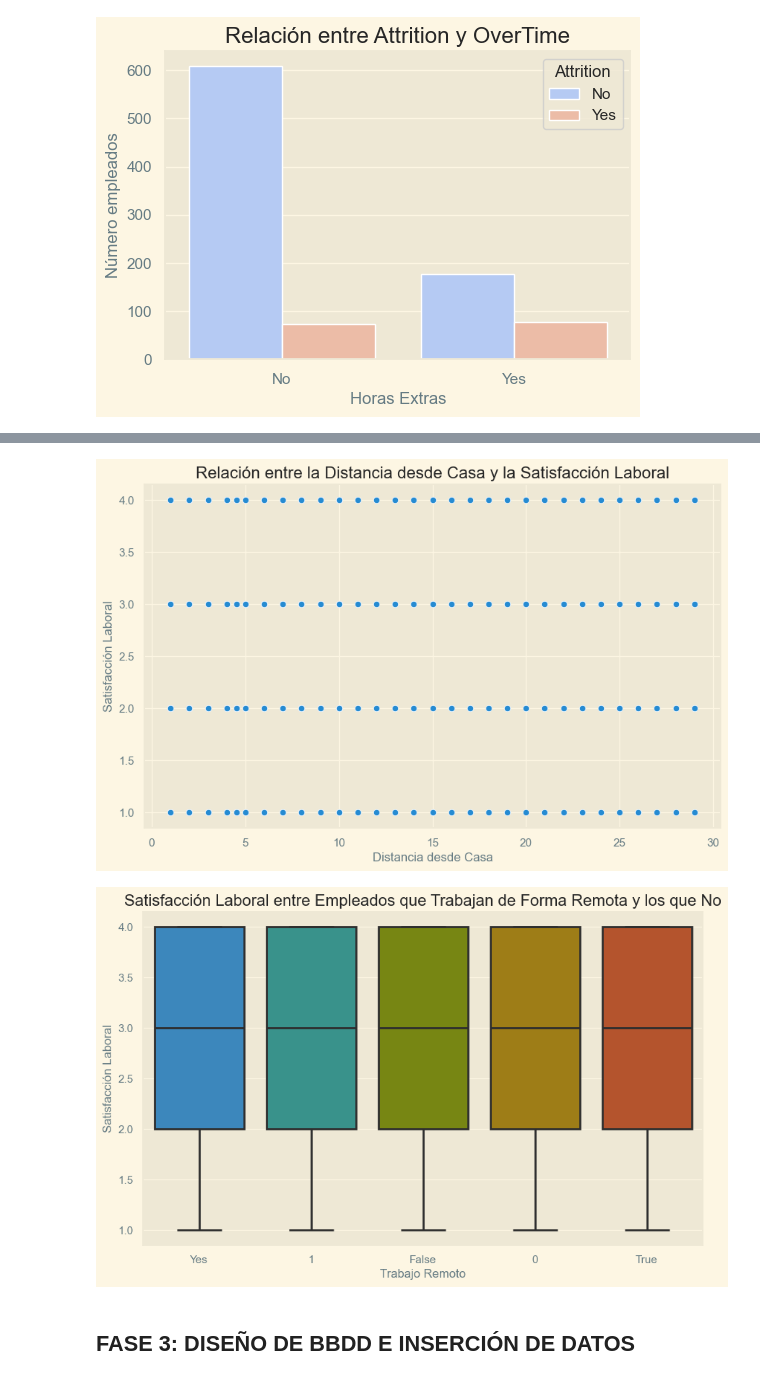
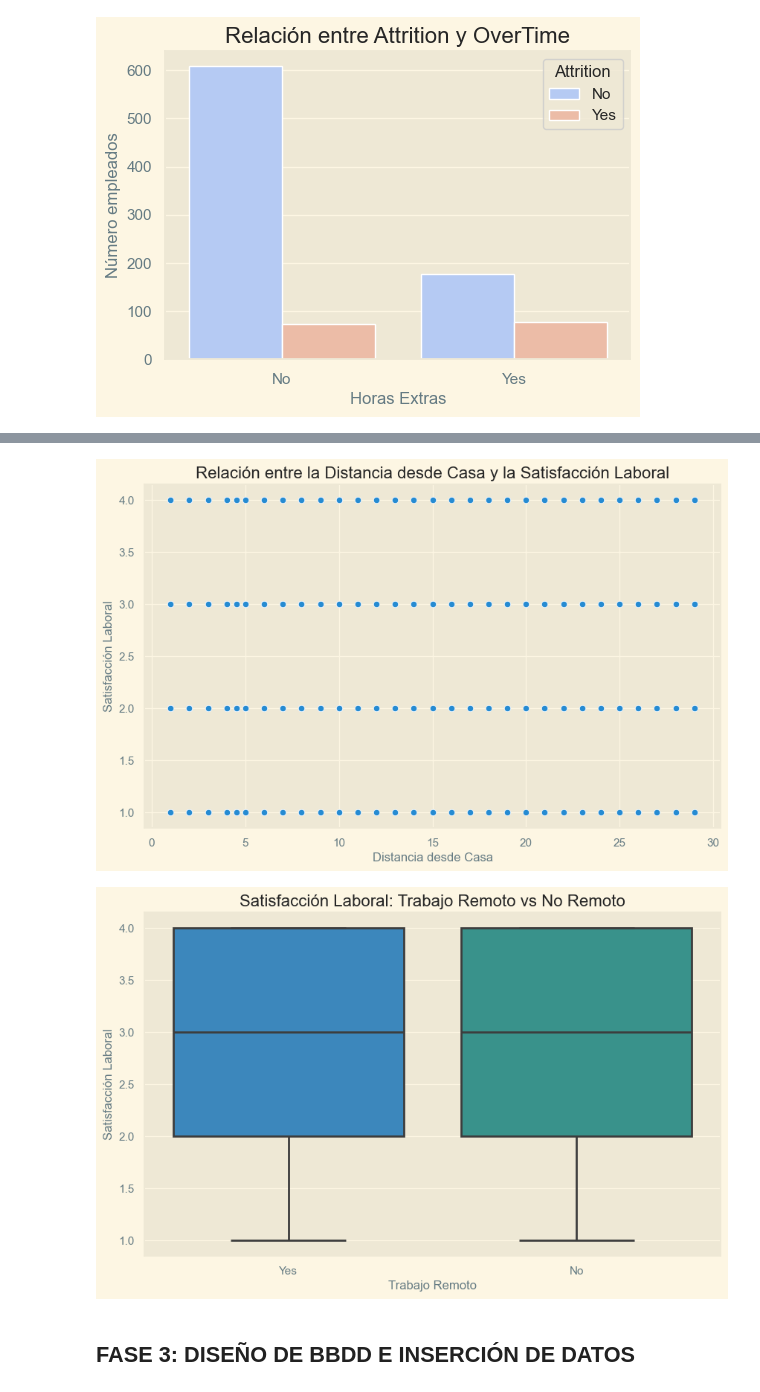
Before and after one commit to Adalab/proyecto-da_c_modulo3_team_4, a Jupyter notebook: ejercicio_proyecto.ipynb, the cells around one changed output, grey strips where cells are left out. Saved outputs shown, nothing was run; the diff lists cells and outputs as text; code cells hidden in the pictures.

```diff
--- a/ejercicio_proyecto.ipynb
+++ b/ejercicio_proyecto.ipynb
@@ -304,3 +304,14 @@ Hay 0 registros duplicados
 1613                                   NaN              NaN           0
 
 [1614 rows x 37 columns]
+# %%
+def estandarizar_etiquetas_trabajo_remoto(df):
+    # Reemplazar las etiquetas de la columna 'remote_work'
+    df['remote_work'] = df['remote_work'].replace({'Yes': 'Yes', '1': 'Yes', 'True': 'Yes', 'No': 'No', '0': 'No', 'False': 'No'})
+    return df
+
+# Llamamos a la función
+df = estandarizar_etiquetas_trabajo_remoto(df)
+
+# Verificamos los cambios
+print(df['remote_work'].unique())
@@ -573,35 +586,35 @@ plt.title('Distribución de Género en la Empresa')
 plt.xlabel('Género')
 plt.ylabel('Frecuencia')
 plt.show()
 # 5. ¿Cuál es la relación entre los años en la empresa y la satisfacción laboral?
 plt.figure(figsize=(10, 6))
 sns.scatterplot(x='years_at_company', y='job_satisfaction', data=df)
 plt.title('Relación entre los Años en la Empresa y la Satisfacción Laboral')
 plt.xlabel('Años en la Empresa')
 plt.ylabel('Satisfacción Laboral')
 plt.show()
 # 6. ¿Cuál es la relación entre la distancia desde casa y la satisfacción laboral?
 plt.figure(figsize=(10, 6))
 sns.scatterplot(x='distance_from_home', y='job_satisfaction', data=df)
 plt.title('Relación entre la Distancia desde Casa y la Satisfacción Laboral')
 plt.xlabel('Distancia desde Casa')
 plt.ylabel('Satisfacción Laboral')
 plt.show()
 # 7. ¿Cómo varía la satisfacción laboral entre los empleados que trabajan de forma remota y los que no?
 plt.figure(figsize=(10, 6))
 sns.boxplot(x='remote_work', y='job_satisfaction', data=df)
-plt.title('Satisfacción Laboral entre Empleados que Trabajan de Forma Remota y los que No')
+plt.title('Satisfacción Laboral: Trabajo Remoto vs No Remoto')
 plt.xlabel('Trabajo Remoto')
 plt.ylabel('Satisfacción Laboral')
 plt.show()
 # %% [output]
 [figure]
 [figure]
 [figure]
 [figure]
 [figure]
 [figure]
-[figure, old version]
+[figure, new version]
 # %% [markdown]
 ## FASE 3: DISEÑO DE BBDD E INSERCIÓN DE DATOS
 # %%
```
Also changed, not shown: parts of 1 cell of this notebook, 1 other file.
